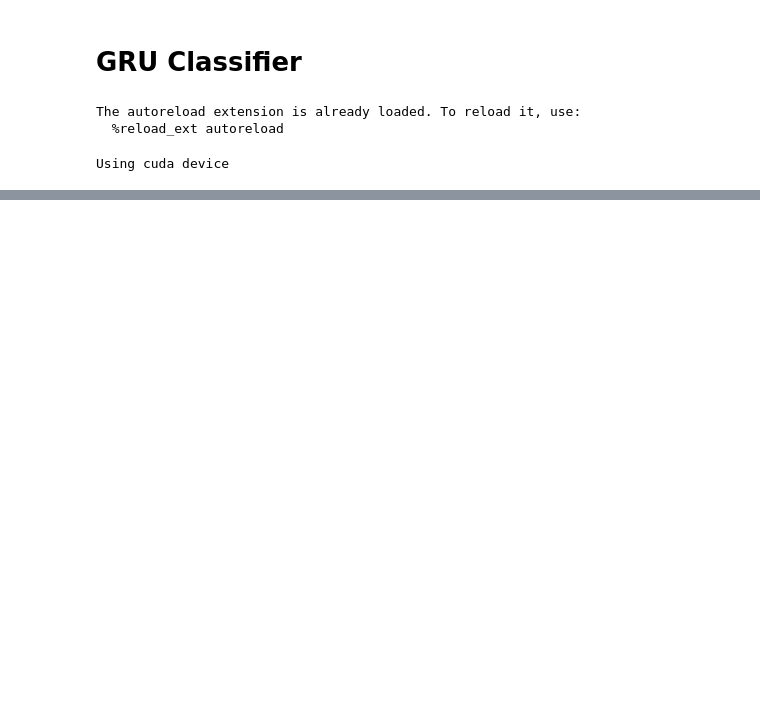
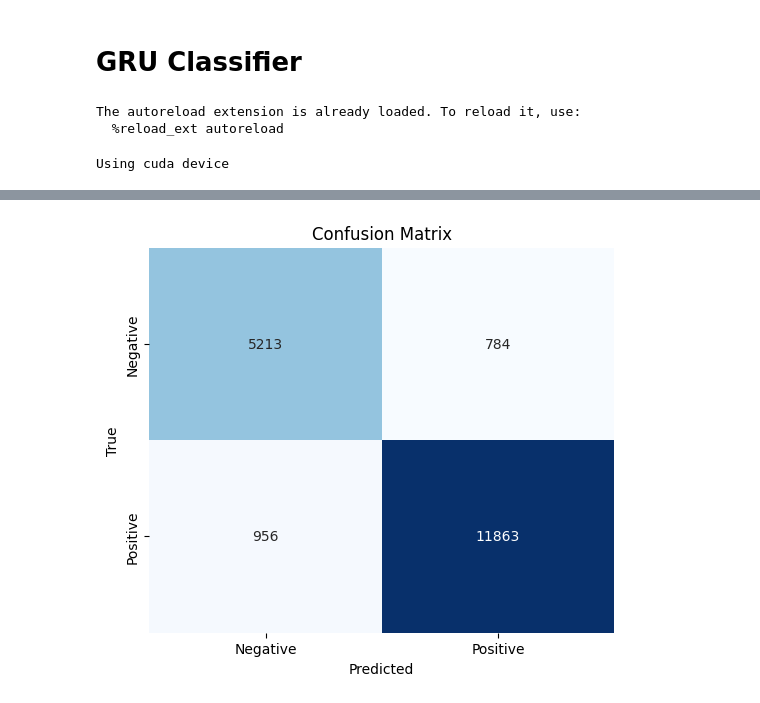
Before and after one commit to nkxxll/ANLP_CA2, a Jupyter notebook: src/gru_review_classifier.ipynb, the cells around one changed output, grey strips where cells are left out. Cells and saved outputs as stored; diff of their text form; code cells hidden in the pictures; blank space fills up the shorter version.

```diff
--- a/src/gru_review_classifier.ipynb
+++ b/src/gru_review_classifier.ipynb
@@ -121,29 +127,29 @@ class GRUClassifier(nn.Module):
         pad_idx: int,
     ):
         super(GRUClassifier, self).__init__()
-        self.embedding = nn.Embedding(vocab_size, embedding_dim, padding_idx=pad_idx)
+        self.embedding = nn.Embedding(
+            num_embeddings=vocab_size, embedding_dim=embedding_dim, padding_idx=pad_idx
+        )
         self.gru = nn.GRU(
             input_size=embedding_dim,
             num_layers=gru_layers,
             hidden_size=hidden_dim,
-            dropout=dropout,
+            dropout=dropout if gru_layers > 1 else 0,
             batch_first=True,
         )
         self.fc = nn.Linear(hidden_dim, output_dim)
-        self.sigmoid = nn.Sigmoid()
 
     def forward(self, x):
         # x: (batch_size, seq_length)
 
         embedded = self.embedding(x)  # (batch_size, seq_length, embedding_dim)
 
-        gru_out, _ = self.gru(embedded)  # hidden: (1, batch_size, hidden_dim)
+        gru_out, _ = self.gru(embedded)  # (batch_size, seq_length, hidden_dim)
 
-        last_hidden_state = gru_out[:, -1, :]  # Nehme den letzten versteckten Zustand
+        last_hidden_state = gru_out[:, -1, :]  # (batch_size, hidden_dim)
 
         output = self.fc(last_hidden_state)  # (batch_size, output_dim)
 
-        output = self.sigmoid(output)
         return output
 # %%
 def train_model(
@@ -431,3 +440,25 @@ Test F1-Score: 0.9303
+# %%
+def plot_confusion_matrix(y_true, y_pred):
+
+    plt.figure(figsize=(6, 5))
+    sns.heatmap(
+        confusion_matrix(y_true, y_pred),
+        annot=True,
+        fmt="d",
+        cmap="Blues",
+        cbar=False,
+        xticklabels=["Negative", "Positive"],
+        yticklabels=["Negative", "Positive"],
+    )
+    plt.title("Confusion Matrix")
+    plt.xlabel("Predicted")
+    plt.ylabel("True")
+    plt.show()
+
+
+plot_confusion_matrix(test_labels, test_preds)
+# %% [output]
+[figure, added]
 # %% [markdown]
 ### Results
 
```
Also changed, not shown: parts of 10 cells of this notebook.
